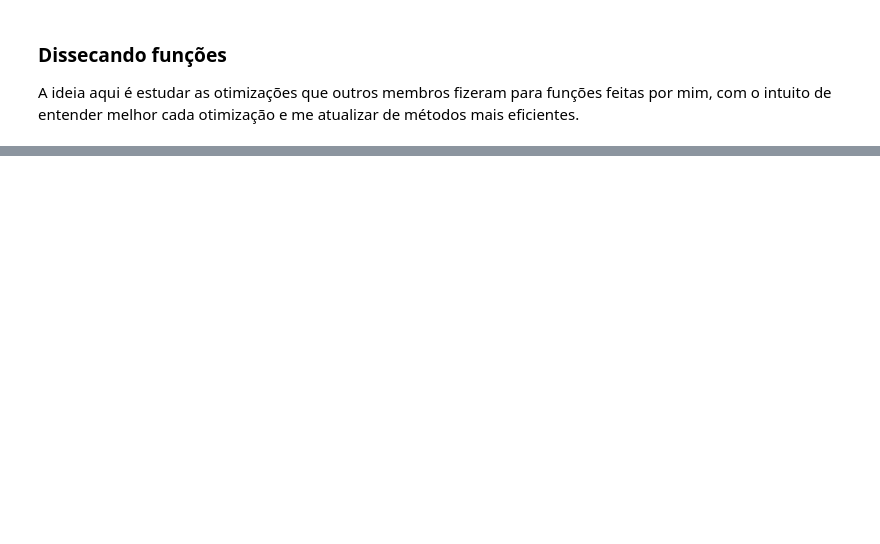
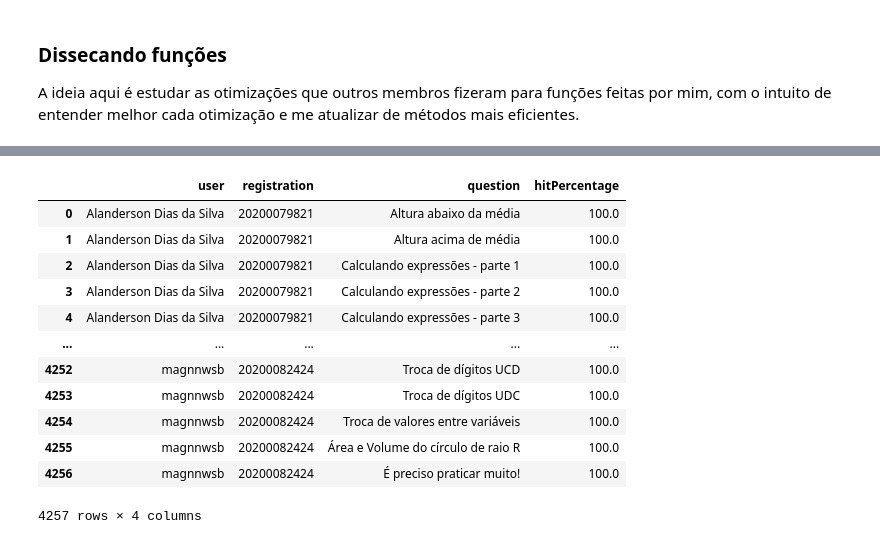
Before and after one commit to ilj132/lop_datascience, a Jupyter notebook: Projeto_LoP_DataScience.ipynb, the cells around one changed output, grey strips where cells are left out. Saved outputs shown, nothing was run; the diff lists cells and outputs as text; code cells hidden in the pictures; blank space fills up the shorter version.

```diff
--- a/Projeto_LoP_DataScience.ipynb
+++ b/Projeto_LoP_DataScience.ipynb
@@ -587,0 +542,2 @@ turma = ['f2dd7bef-5b5d-4cb3-9efa-aa8652af0605']
+# %%
+turma = ['8394d1cb-86b5-4b90-bc62-4b9b192a81f6']
@@ -850,0 +899,16 @@ def graph_days_spent_difficulty(df_submission,df_question_data,df_lop_lists):#Hi
+# %%
+df_performance = df_submission.groupby(['user','registration','question'])['hitPercentage'].max().reset_index()
+# %% [output]
+|  | user | registration | question | hitPercentage |
+| 0 | Alanderson Dias da Silva | 20200079821 | Altura abaixo da média | 100.0 |
+| 1 | Alanderson Dias da Silva | 20200079821 | Altura acima de média | 100.0 |
+| 2 | Alanderson Dias da Silva | 20200079821 | Calculando expressões - parte 1 | 100.0 |
+| 3 | Alanderson Dias da Silva | 20200079821 | Calculando expressões - parte 2 | 100.0 |
+| 4 | Alanderson Dias da Silva | 20200079821 | Calculando expressões - parte 3 | 100.0 |
+| ... | ... | ... | ... | ... |
+| 4252 | magnnwsb | 20200082424 | Troca de dígitos UCD | 100.0 |
+| 4253 | magnnwsb | 20200082424 | Troca de dígitos UDC | 100.0 |
+| 4254 | magnnwsb | 20200082424 | Troca de valores entre variáveis | 100.0 |
+| 4255 | magnnwsb | 20200082424 | Área e Volume do círculo de raio R | 100.0 |
+| 4256 | magnnwsb | 20200082424 | É preciso praticar muito! | 100.0 |
+4257 rows × 4 columns
```
Also changed, not shown: parts of 35 cells of this notebook.
